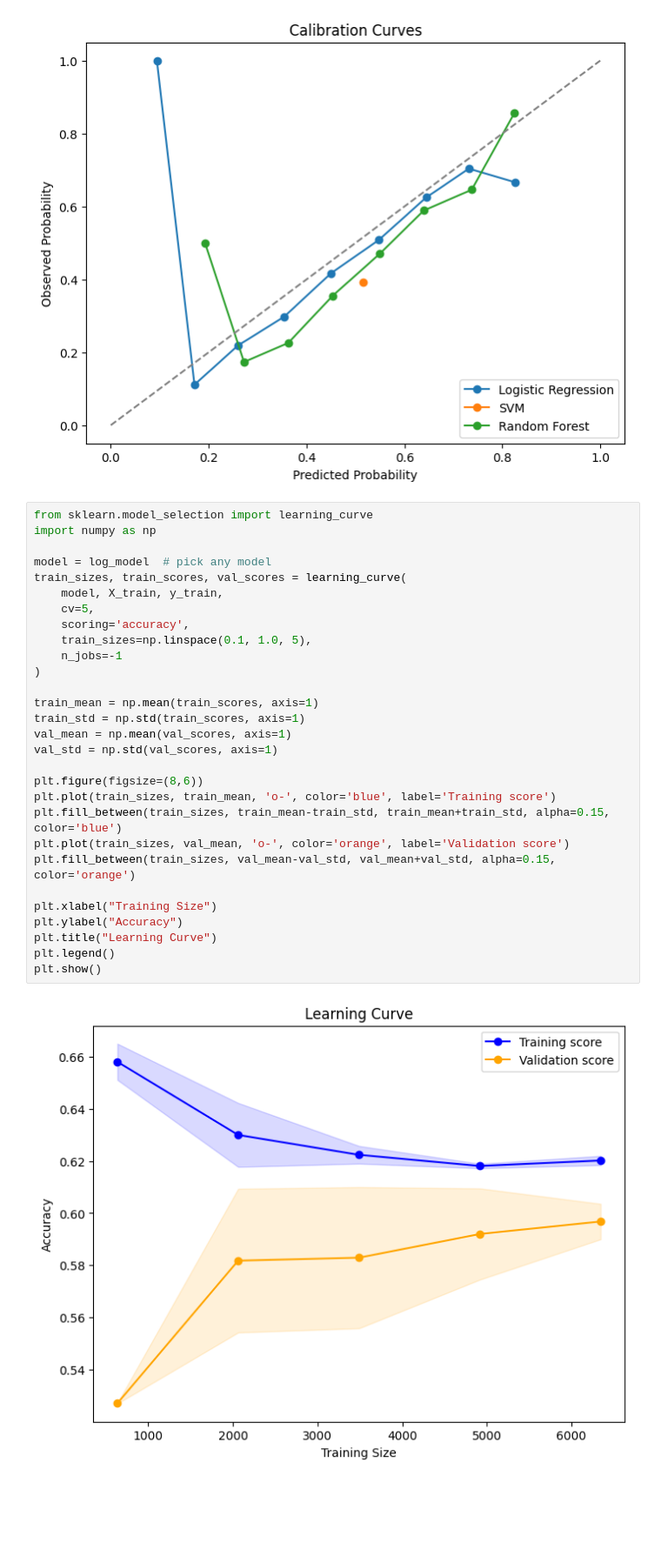
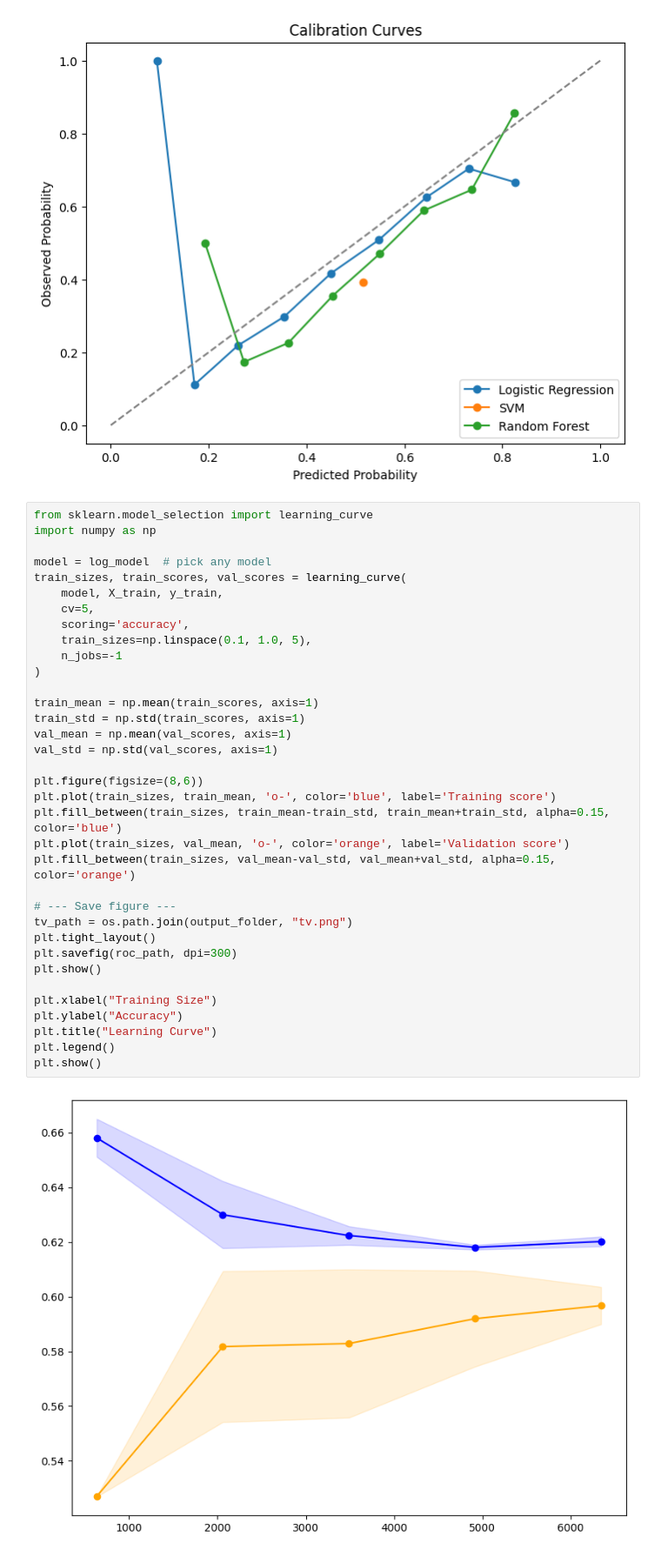
Before and after one commit to JoshD888/NBA_Game_Predictors, a Jupyter notebook: models.ipynb, the cells around one changed output. Shown at 87% size. Cells and saved outputs as stored; diff of their text form; blank space fills up the shorter version.

```diff
--- a/models.ipynb
+++ b/models.ipynb
@@ -369,31 +369,37 @@ plt.show()
 # %%
 from sklearn.model_selection import learning_curve
 import numpy as np
 
 model = log_model  # pick any model
 train_sizes, train_scores, val_scores = learning_curve(
     model, X_train, y_train,
     cv=5,
     scoring='accuracy',
     train_sizes=np.linspace(0.1, 1.0, 5),
     n_jobs=-1
 )
 
 train_mean = np.mean(train_scores, axis=1)
 train_std = np.std(train_scores, axis=1)
 val_mean = np.mean(val_scores, axis=1)
 val_std = np.std(val_scores, axis=1)
 
 plt.figure(figsize=(8,6))
 plt.plot(train_sizes, train_mean, 'o-', color='blue', label='Training score')
 plt.fill_between(train_sizes, train_mean-train_std, train_mean+train_std, alpha=0.15, color='blue')
 plt.plot(train_sizes, val_mean, 'o-', color='orange', label='Validation score')
 plt.fill_between(train_sizes, val_mean-val_std, val_mean+val_std, alpha=0.15, color='orange')
 
+# --- Save figure ---
+tv_path = os.path.join(output_folder, "tv.png")
+plt.tight_layout()
+plt.savefig(roc_path, dpi=300)
+plt.show()
+
 plt.xlabel("Training Size")
 plt.ylabel("Accuracy")
 plt.title("Learning Curve")
 plt.legend()
 plt.show()
 # %% [output]
-[figure, old version]
+[figure, new version]
```
Also changed, not shown: parts of 2 cells of this notebook, 2 other files.
